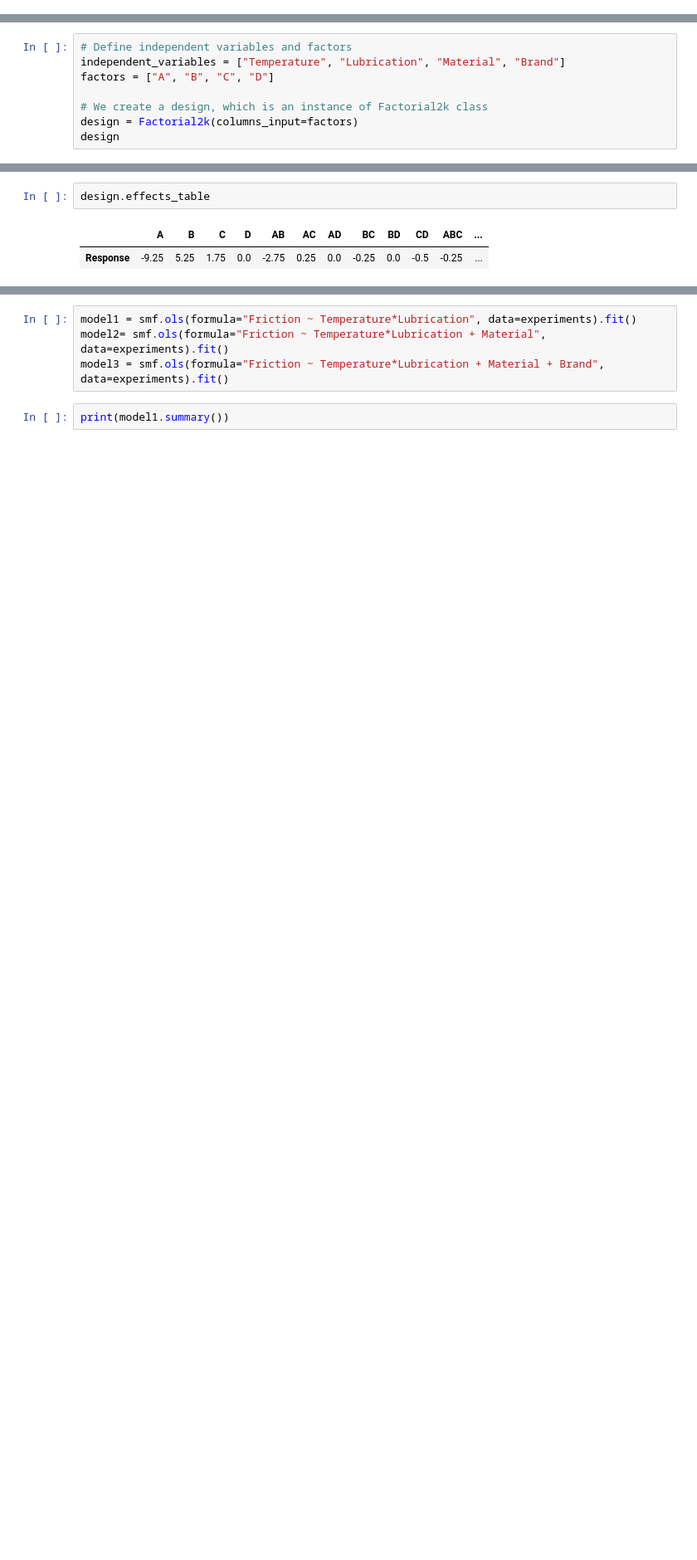
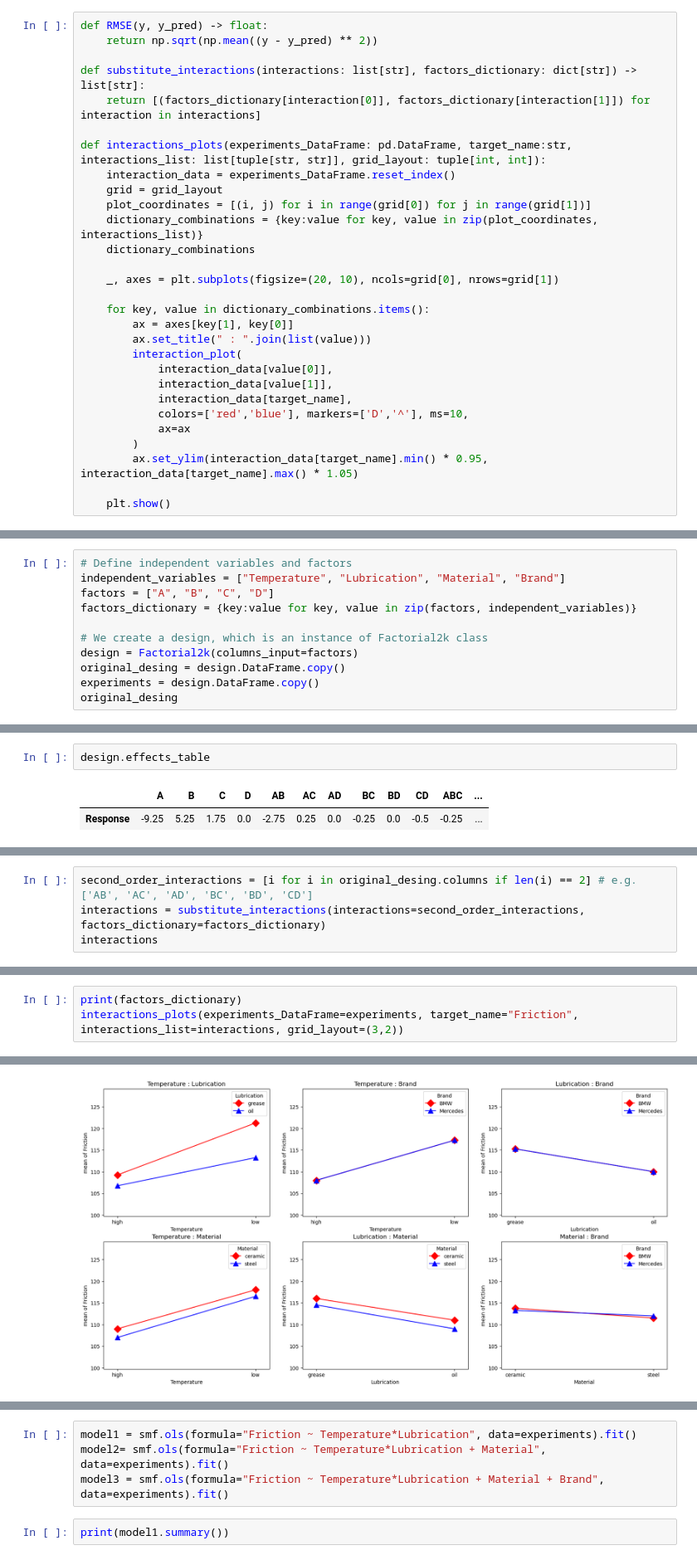
Before and after one commit to kameelsky/data-science, a Jupyter notebook: Toolbox/DOE.ipynb, the cells around one changed output, grey strips where cells are left out. Shown at 83% size. Drawn from its saved outputs; the diff is of its cells as text; blank space fills up the shorter version.

Commit message:
DoE interactions

```diff
--- a/Toolbox/DOE.ipynb
+++ b/Toolbox/DOE.ipynb
@@ -18,3 +17,32 @@ def RMSE(y, y_pred):
+# %%
+def RMSE(y, y_pred) -> float:
+    return np.sqrt(np.mean((y - y_pred) ** 2))
+
+def substitute_interactions(interactions: list[str], factors_dictionary: dict[str]) -> list[str]:
+    return [(factors_dictionary[interaction[0]], factors_dictionary[interaction[1]]) for interaction in interactions]
+
+def interactions_plots(experiments_DataFrame: pd.DataFrame, target_name:str, interactions_list: list[tuple[str, str]], grid_layout: tuple[int, int]):
+    interaction_data = experiments_DataFrame.reset_index()
+    grid = grid_layout
+    plot_coordinates = [(i, j) for i in range(grid[0]) for j in range(grid[1])]
+    dictionary_combinations = {key:value for key, value in zip(plot_coordinates, interactions_list)}
+    dictionary_combinations
+
+    _, axes = plt.subplots(figsize=(20, 10), ncols=grid[0], nrows=grid[1])
+
+    for key, value in dictionary_combinations.items():
+        ax = axes[key[1], key[0]]
+        ax.set_title(" : ".join(list(value)))
+        interaction_plot(
+            interaction_data[value[0]],
+            interaction_data[value[1]],
+            interaction_data[target_name],
+            colors=['red','blue'], markers=['D','^'], ms=10,
+            ax=ax
+        )
+        ax.set_ylim(interaction_data[target_name].min() * 0.95, interaction_data[target_name].max() * 1.05)
+
+    plt.show()
 # %% [markdown]
 ## Full factorial design: $2^k$
 
@@ -23,8 +51,11 @@ We have different factors (**Temperature**, **Lubrication**, **Material**, **Bra
 # Define independent variables and factors
 independent_variables = ["Temperature", "Lubrication", "Material", "Brand"]
 factors = ["A", "B", "C", "D"]
+factors_dictionary = {key:value for key, value in zip(factors, independent_variables)}
 
 # We create a design, which is an instance of Factorial2k class
 design = Factorial2k(columns_input=factors)
-design
+original_desing = design.DataFrame.copy()
+experiments = design.DataFrame.copy()
+original_desing
 # %% [output]
@@ -139,0 +151,4 @@ design.pareto_table
+# %%
+second_order_interactions = [i for i in original_desing.columns if len(i) == 2] # e.g. ['AB', 'AC', 'AD', 'BC', 'BD', 'CD']
+interactions = substitute_interactions(interactions=second_order_interactions, factors_dictionary=factors_dictionary)
+interactions
@@ -139,0 +162,4 @@ design.pareto_table
+# %%
+print(factors_dictionary)
+interactions_plots(experiments_DataFrame=experiments, target_name="Friction", interactions_list=interactions, grid_layout=(3,2))
+# %% [output]
@@ -140 +167,2 @@ design.pareto_table
+[figure, added]
 # %% [markdown]
```
Also changed, not shown: parts of 38 cells of this notebook.
